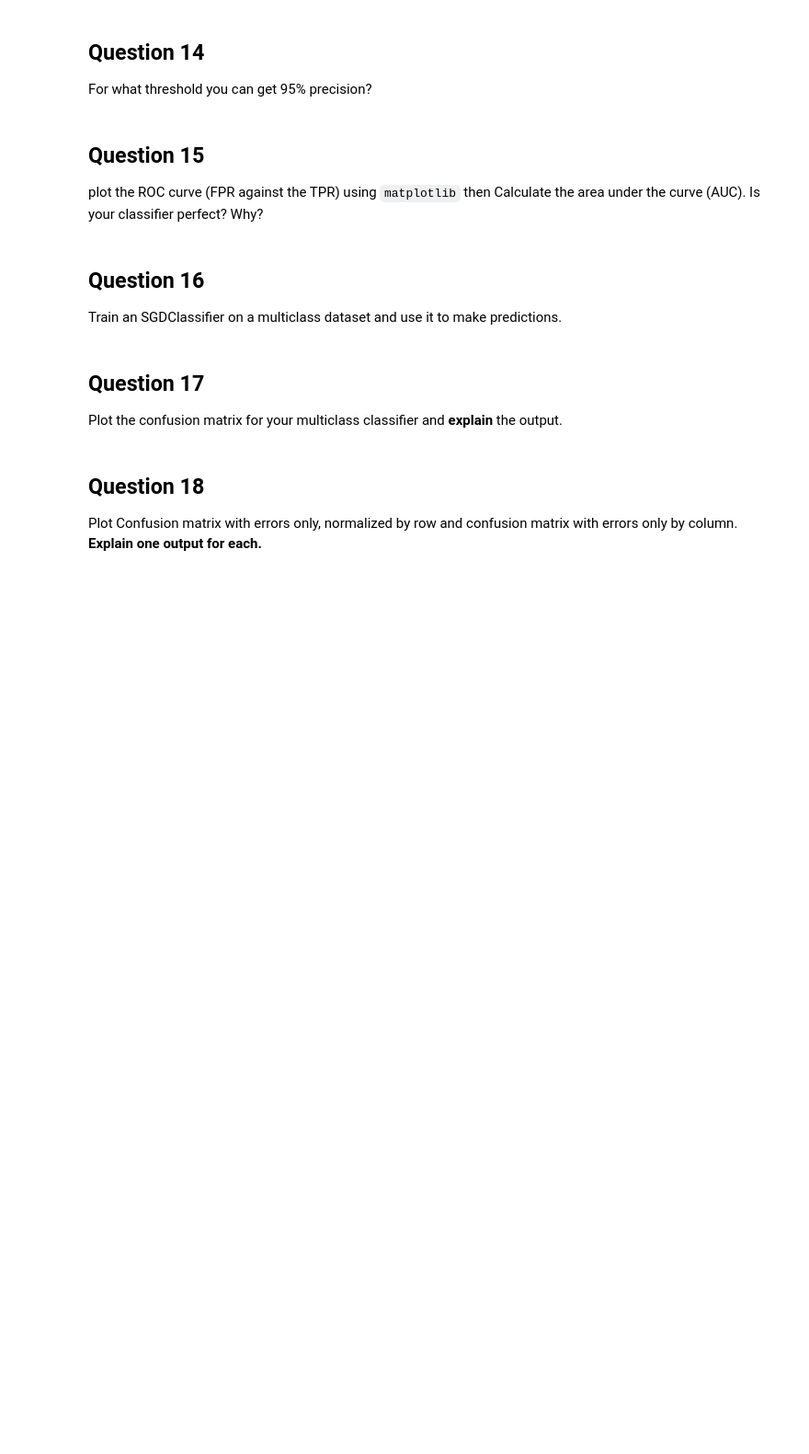
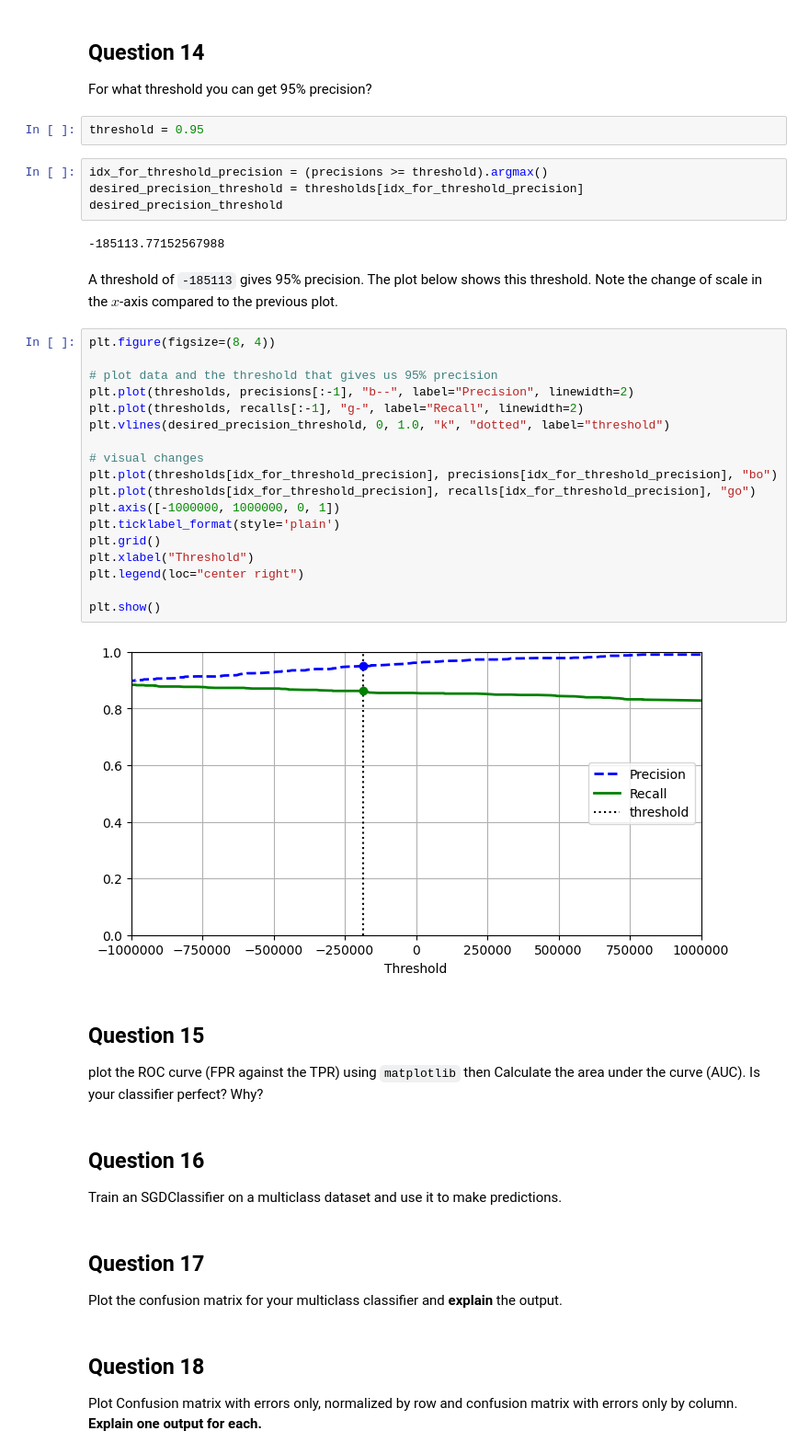
Before and after one commit to RochX/comp486-assignments, a Jupyter notebook: assignment3/assignment3.ipynb, the cells around one changed output. Shown: that part at 92% size. Cells and saved outputs as stored; diff of their text form; blank space fills up the shorter version.

```diff
--- a/assignment3/assignment3.ipynb
+++ b/assignment3/assignment3.ipynb
@@ -372,6 +371,38 @@ TODO: Write observations...
 # %% [markdown]
 ## Question 14
 For what threshold you can get 95% precision?
+# %%
+threshold = 0.95
+# %%
+idx_for_threshold_precision = (precisions >= threshold).argmax()
+desired_precision_threshold = thresholds[idx_for_threshold_precision]
+desired_precision_threshold
+# %% [output]
+-185113.77152567988
+# %% [markdown]
+A threshold of `-185113` gives 95% precision.
+The plot below shows this threshold.
+Note the change of scale in the $x$-axis compared to the previous plot.
+# %%
+plt.figure(figsize=(8, 4))
+
+# plot data and the threshold that gives us 95% precision
+plt.plot(thresholds, precisions[:-1], "b--", label="Precision", linewidth=2)
+plt.plot(thresholds, recalls[:-1], "g-", label="Recall", linewidth=2)
+plt.vlines(desired_precision_threshold, 0, 1.0, "k", "dotted", label="threshold")
+
+# visual changes
+plt.plot(thresholds[idx_for_threshold_precision], precisions[idx_for_threshold_precision], "bo")
+plt.plot(thresholds[idx_for_threshold_precision], recalls[idx_for_threshold_precision], "go")
+plt.axis([-1000000, 1000000, 0, 1])
+plt.ticklabel_format(style='plain')
+plt.grid()
+plt.xlabel("Threshold")
+plt.legend(loc="center right")
+
+plt.show()
+# %% [output]
+[figure, added]
 # %% [markdown]
 ## Question 15
 plot the ROC curve (FPR against the TPR) using `matplotlib` then Calculate the area under the curve (AUC). Is your classifier perfect? Why?
```
Also changed, not shown: parts of 4 cells of this notebook.
